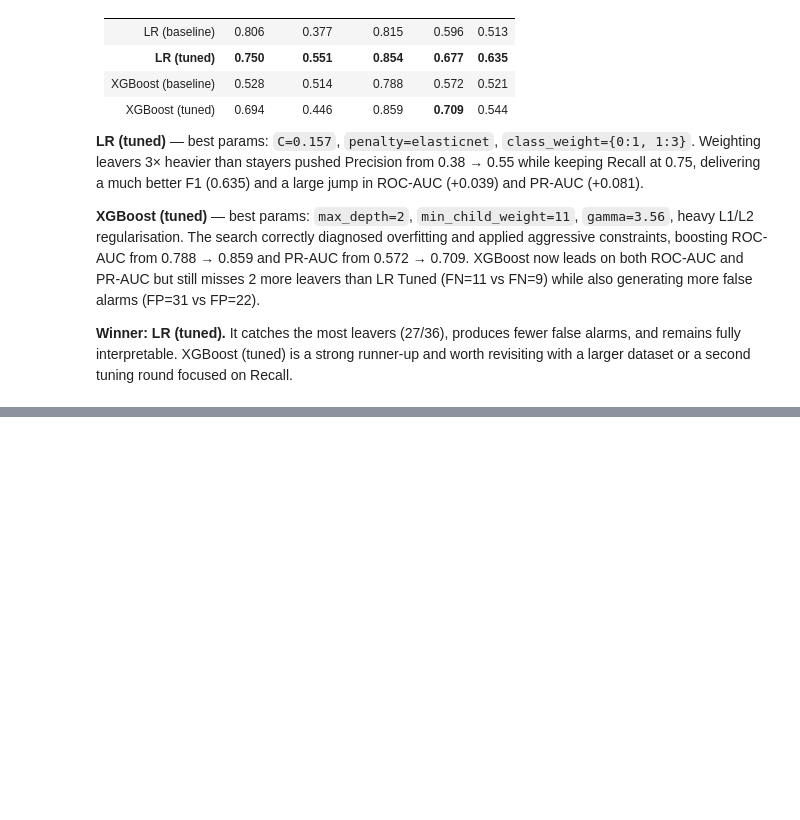
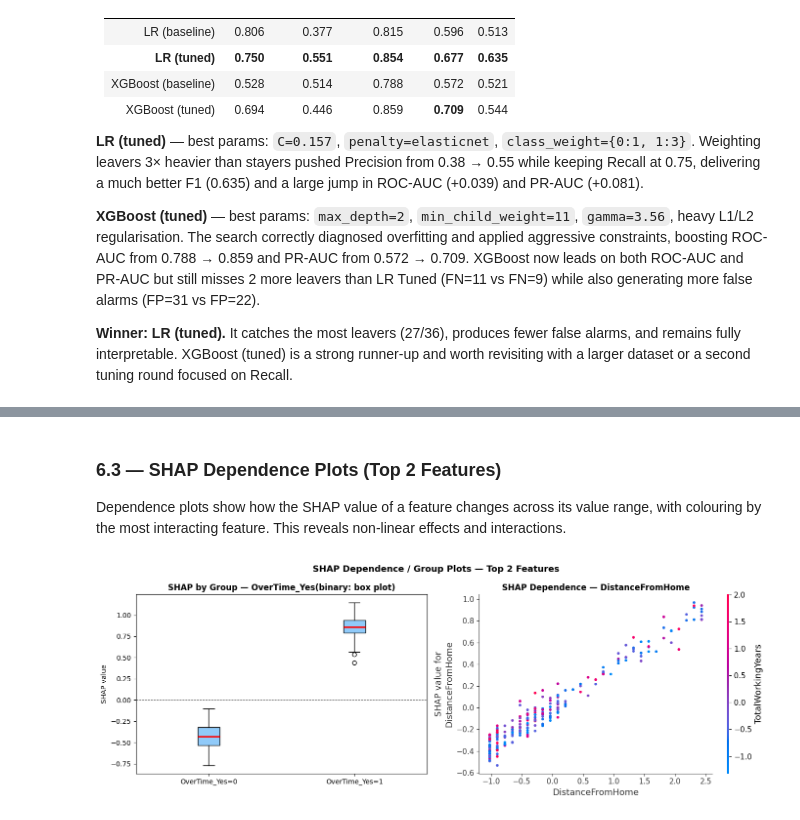
Before and after one commit to rimonshy/Employee-Churn-Prediction-System, a Jupyter notebook: notebook.ipynb, the cells around one changed output, grey strips where cells are left out. Cells and saved outputs as stored; diff of their text form; code cells hidden in the pictures; blank space fills up the shorter version.

```diff
--- a/notebook.ipynb
+++ b/notebook.ipynb
@@ -1201,0 +1292,37 @@ Both models improved substantially. Key takeaways:
+# %% [markdown]
+### 6.3 — SHAP Dependence Plots (Top 2 Features)
+
+Dependence plots show how the SHAP value of a feature changes across its value range, with colouring by the most interacting feature. This reveals non-linear effects and interactions.
+# %%
+# Top 2 features by mean |SHAP|
+mean_abs_shap = np.abs(shap_values).mean(axis=0)
+top2_idx      = np.argsort(mean_abs_shap)[::-1][:2]
+top2_names    = [feat_names[i] for i in top2_idx]
+
+fig, axes = plt.subplots(1, 2, figsize=(FIG_W, 5))
+
+for ax, feat in zip(axes, top2_names):
+    feat_col    = X_val_shap[:, feat_names.index(feat)]
+    shap_col    = shap_values[:, feat_names.index(feat)]
+    unique_vals = np.unique(feat_col)
+
+    if len(unique_vals) <= 2:
+        # Binary feature: box plot of SHAP values per group is more informative
+        groups = [shap_col[feat_col == v] for v in unique_vals]
+        labels = [f"{feat}={int(v)}" for v in unique_vals]
+        ax.boxplot(groups, labels=labels, patch_artist=True,
+                   boxprops=dict(facecolor="#90CAF9"),
+                   medianprops=dict(color="red", linewidth=2))
+        ax.axhline(0, color="grey", linestyle="--", linewidth=0.8)
+        ax.set_ylabel("SHAP value")
+        ax.set_title(f"SHAP by Group — {feat}(binary: box plot)", fontweight="bold")
+    else:
+        # Continuous feature: standard dependence plot
+        shap.dependence_plot(feat, shap_values, X_val_shap,
+                             feature_names=feat_names, ax=ax, show=False)
+        ax.set_title(f"SHAP Dependence — {feat}", fontweight="bold")
+
+fig.suptitle("SHAP Dependence / Group Plots — Top 2 Features", fontsize=13, fontweight="bold")
+plt.tight_layout(); plt.show()
+# %% [output]
+[figure, added]
```
Also changed, not shown: parts of 11 cells of this notebook.
